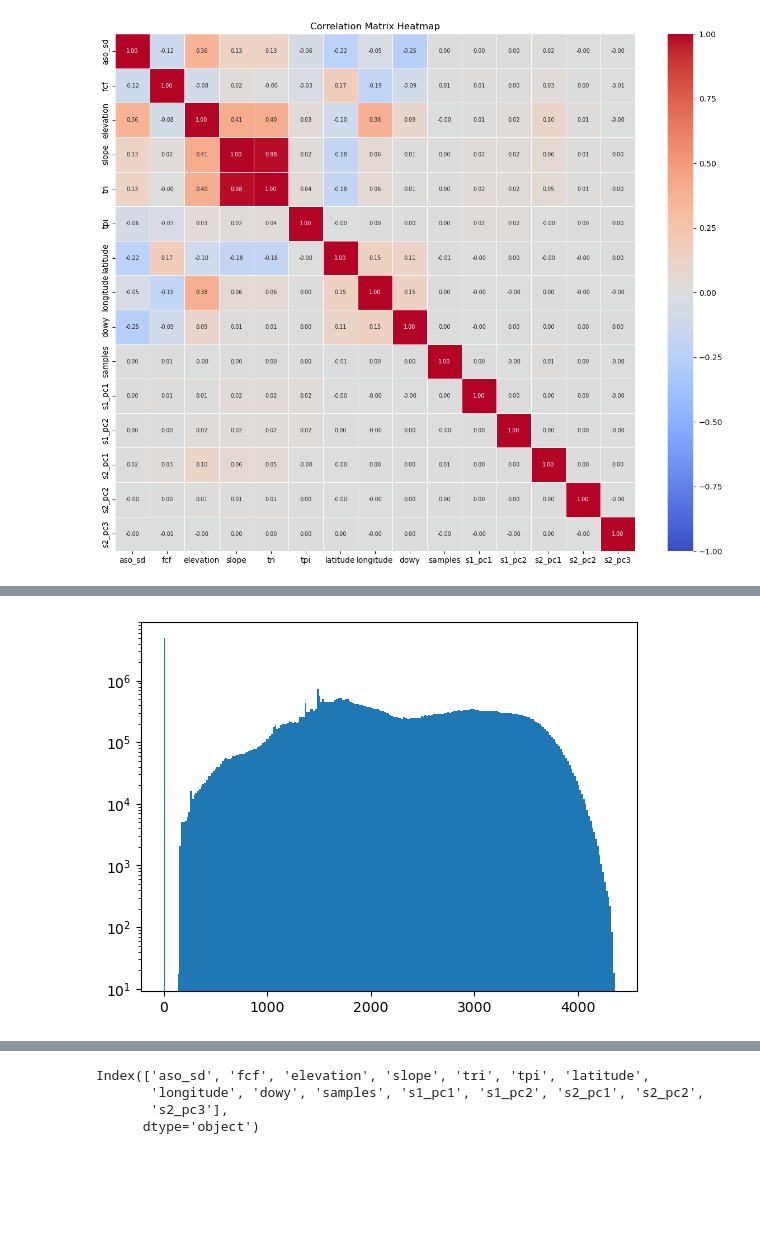
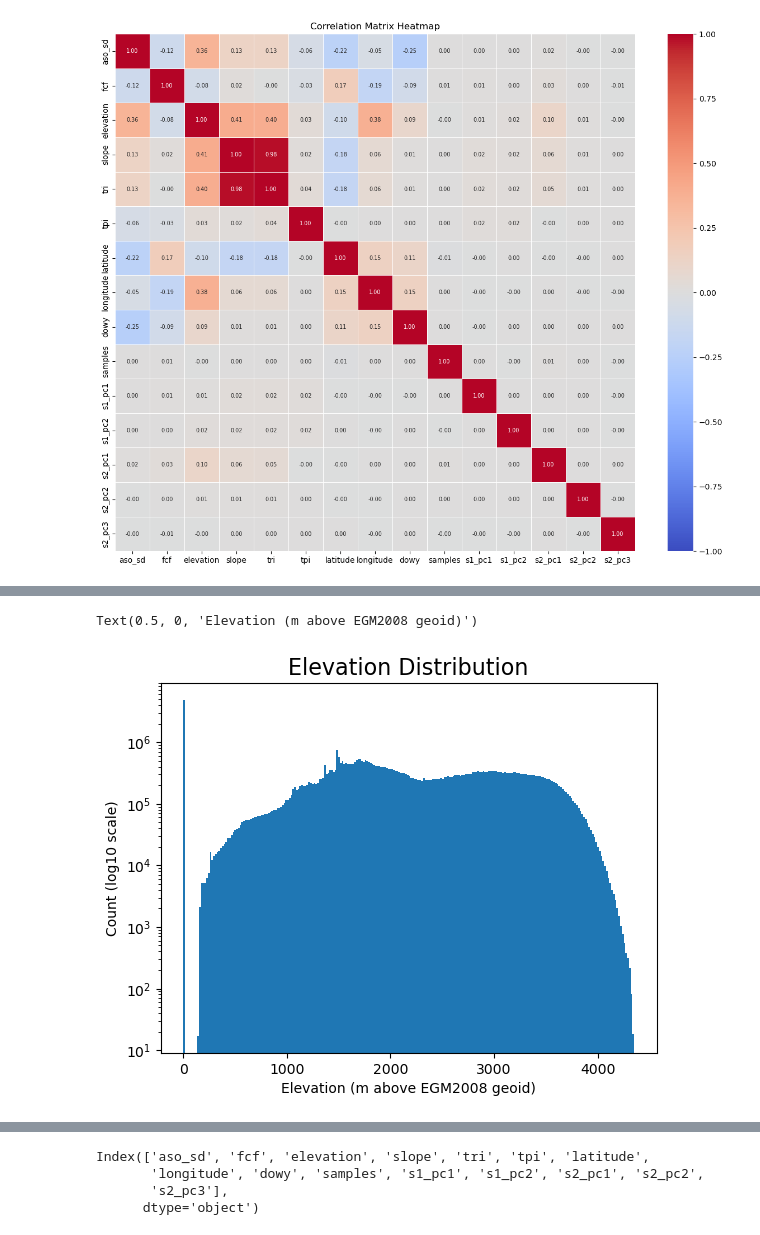
Before and after one commit to Jack-Hayes/mlgeo-2024-deep-snow, a Jupyter notebook: notebooks/jack_deepl_hw.ipynb, the cells around one changed output, grey strips where cells are left out. Saved outputs shown, nothing was run; the diff lists cells and outputs as text; code cells hidden in the pictures; blank space fills up the shorter version.

```diff
--- a/notebooks/jack_deepl_hw.ipynb
+++ b/notebooks/jack_deepl_hw.ipynb
@@ -129,10 +137,14 @@ plt.yscale('log')
 # %%
 # most sites are in mountain rainges so high elevations make sense
 # we see a lot of elevations at sea level too
 plt.hist(df_all.elevation.values, bins=256);
+plt.title("Elevation Distribution", fontsize=16)
 plt.yscale('log')
+plt.ylabel('Count (log10 scale)')
+plt.xlabel('Elevation (m above EGM2008 geoid)')
 # %% [output]
+Text(0.5, 0, 'Elevation (m above EGM2008 geoid)')
-[figure, old version]
+[figure, new version]
 # %%
 # not a lot of slope values between 60-90 degrees makes sense given 90 degrees is vertical
 # also, 50mx50m cells so makes sense x2
```
Also changed, not shown: parts of 17 cells of this notebook.
